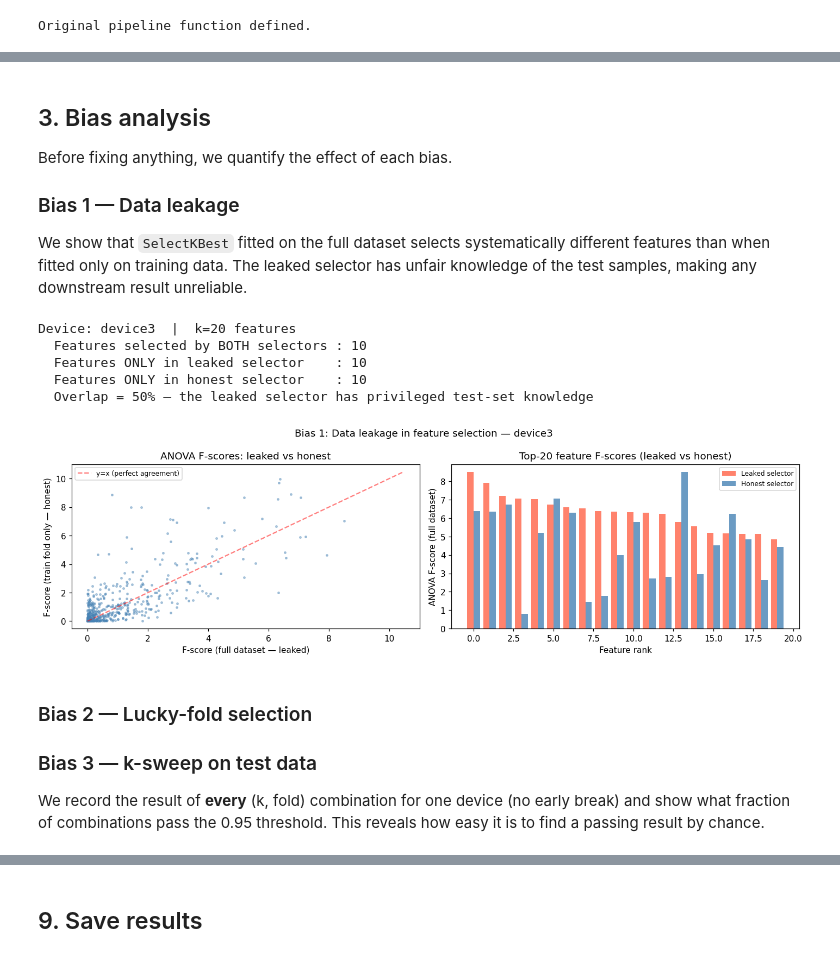
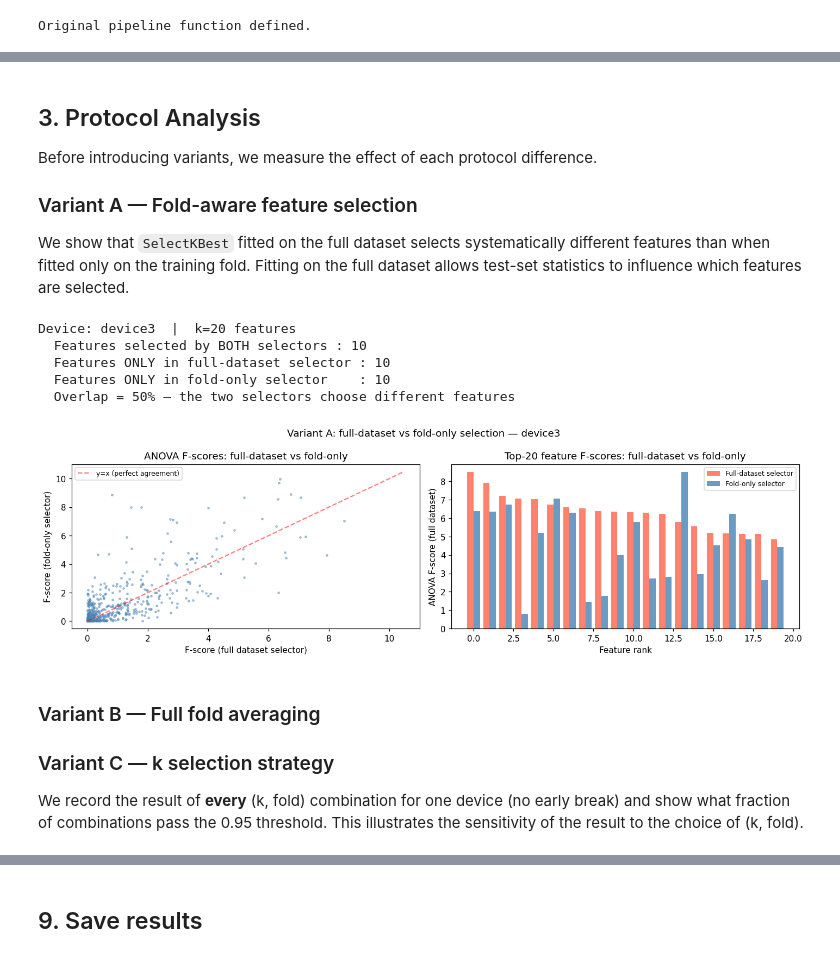
Before and after one commit to Karma39/Advanced-Security, a Jupyter notebook: notebooks/01_ml_baseline.ipynb, the cells around one changed output, grey strips where cells are left out. Drawn from its saved outputs; the diff is of its cells as text; code cells hidden in the pictures.

Commit message:
first revision

```diff
--- a/notebooks/01_ml_baseline.ipynb
+++ b/notebooks/01_ml_baseline.ipynb
@@ -298,14 +322,14 @@ Running original pipeline on trial_1...
 # %% [markdown]
-## 3. Bias analysis
+## 3. Protocol Analysis
 
-Before fixing anything, we quantify the effect of each bias.
+Before introducing variants, we measure the effect of each protocol difference.
 
-### Bias 1 — Data leakage
+### Variant A — Fold-aware feature selection
 We show that `SelectKBest` fitted on the full dataset selects systematically different features
-than when fitted only on training data. The leaked selector has unfair knowledge of the test
-samples, making any downstream result unreliable.
+than when fitted only on the training fold. Fitting on the full dataset allows test-set statistics
+to influence which features are selected.
 # %%
-# Bias 1 demonstration: leaked vs honest feature selection
+# Variant A demonstration: full-dataset vs fold-only feature selection
 trial_info    = TRIALS_INFO[TRIALS_TO_RUN[0]]
 target_device = trial_info['authorized'][0]
 
@@ -317,70 +341,70 @@ X_auth, y_auth, X_rogue, y_rogue = build_binary_dataset(
 K_DEMO = 20   # show top-20 features
 
 # Leaked: fitted on full X_auth
-sel_leaked = SelectKBest(f_classif, k=K_DEMO).fit(X_auth, y_auth)
-feats_leaked = set(sel_leaked.get_support(indices=True))
+sel_full = SelectKBest(f_classif, k=K_DEMO).fit(X_auth, y_auth)
+feats_full = set(sel_full.get_support(indices=True))
 
-# Honest: fitted only on training fold of the FIRST fold
+# Fold-aware: fitted only on training fold of the FIRST fold
 skf = StratifiedKFold(n_splits=N_SPLITS, shuffle=True, random_state=RANDOM_STATE)
 train_idx, test_idx = next(skf.split(X_auth, y_auth))
-sel_honest = SelectKBest(f_classif, k=K_DEMO).fit(X_auth[train_idx], y_auth[train_idx])
-feats_honest = set(sel_honest.get_support(indices=True))
+sel_fold = SelectKBest(f_classif, k=K_DEMO).fit(X_auth[train_idx], y_auth[train_idx])
+feats_fold = set(sel_fold.get_support(indices=True))
 
-overlap    = feats_leaked & feats_honest
-only_leaked = feats_leaked - feats_honest
-only_honest = feats_honest - feats_leaked
+overlap    = feats_full & feats_fold
+only_full = feats_full - feats_fold
+only_fold = feats_fold - feats_full
 
 print(f'Device: {target_device}  |  k={K_DEMO} features')
 print(f'  Features selected by BOTH selectors : {len(overlap)}')
-print(f'  Features ONLY in leaked selector    : {len(only_leaked)}')
-print(f'  Features ONLY in honest selector    : {len(only_honest)}')
-print(f'  Overlap = {len(overlap)/K_DEMO*100:.0f}% — the leaked selector has privileged test-set knowledge')
+print(f'  Features ONLY in full-dataset selector : {len(only_full)}')
+print(f'  Features ONLY in fold-only selector    : {len(only_fold)}')
+print(f'  Overlap = {len(overlap)/K_DEMO*100:.0f}% — the two selectors choose different features')
 
 # Compare F-scores on full vs train-only
 f_full,  _ = f_classif(X_auth,           y_auth)
 f_train, _ = f_classif(X_auth[train_idx], y_auth[train_idx])
 
 fig, axes = plt.subplots(1, 2, figsize=(13, 4))
 
 axes[0].scatter(f_full, f_train, s=5, alpha=0.4, color='steelblue')
 lim = max(f_full.max(), f_train.max()) * 1.05
 axes[0].plot([0, lim], [0, lim], 'r--', alpha=0.5, label='y=x (perfect agreement)')
-axes[0].set_xlabel('F-score (full dataset — leaked)')
-axes[0].set_ylabel('F-score (train fold only — honest)')
-axes[0].set_title('ANOVA F-scores: leaked vs honest')
+axes[0].set_xlabel('F-score (full dataset selector)')
+axes[0].set_ylabel('F-score (fold-only selector)')
+axes[0].set_title('ANOVA F-scores: full-dataset vs fold-only')
 axes[0].legend(fontsize=8)
 
 # Show top-K selected by each
-ranks_leaked = np.argsort(-f_full)[:K_DEMO]
-ranks_honest = np.argsort(-f_train)[:K_DEMO]
+ranks_full = np.argsort(-f_full)[:K_DEMO]
+ranks_fold = np.argsort(-f_train)[:K_DEMO]
 bar_labels   = [str(i) for i in range(K_DEMO)]
-leaked_scores = f_full[ranks_leaked]
-honest_scores = f_full[ranks_honest]   # evaluate honest selection using full F-score for fair comparison
+full_scores = f_full[ranks_full]
+fold_scores = f_full[ranks_fold]   # evaluate fold-only selection using full F-score for fair comparison
 x = np.arange(K_DEMO)
-axes[1].bar(x - 0.2, leaked_scores, 0.4, label='Leaked selector', color='tomato',    alpha=0.8)
-axes[1].bar(x + 0.2, honest_scores, 0.4, label='Honest selector', color='steelblue', alpha=0.8)
-axes[1].set_title(f'Top-{K_DEMO} feature F-scores (leaked vs honest)')
+axes[1].bar(x - 0.2, full_scores, 0.4, label='Full-dataset selector', color='tomato',    alpha=0.8)
+axes[1].bar(x + 0.2, fold_scores, 0.4, label='Fold-only selector', color='steelblue', alpha=0.8)
+axes[1].set_title(f'Top-{K_DEMO} feature F-scores: full-dataset vs fold-only')
 axes[1].set_xlabel('Feature rank')
 axes[1].set_ylabel('ANOVA F-score (full dataset)')
 axes[1].legend(fontsize=8)
 
-plt.suptitle(f'Bias 1: Data leakage in feature selection — {target_device}', fontsize=12)
+plt.suptitle(f'Variant A: full-dataset vs fold-only selection — {target_device}', fontsize=12)
 plt.tight_layout()
 plt.show()
 # %% [output]
 Device: device3  |  k=20 features
   Features selected by BOTH selectors : 10
-  Features ONLY in leaked selector    : 10
-  Features ONLY in honest selector    : 10
-  Overlap = 50% — the leaked selector has privileged test-set knowledge
+  Features ONLY in full-dataset selector : 10
+  Features ONLY in fold-only selector    : 10
+  Overlap = 50% — the two selectors choose different features
-[figure, old version]
+[figure, new version]
 # %% [markdown]
-### Bias 2 — Lucky-fold selection
-### Bias 3 — k-sweep on test data
+### Variant B — Full fold averaging
+### Variant C — k selection strategy
 
 We record the result of **every** (k, fold) combination for one device (no early break)
 and show what fraction of combinations pass the 0.95 threshold.
-This reveals how easy it is to find a passing result by chance.
+This illustrates the sensitivity of the result to the choice of (k, fold).
 # %%
 # Full (k, fold) sweep for one device — records every result, no early break
 # Limit k range for speed; the pattern is clear in the first 100 values.
```
Also changed, not shown: parts of 30 cells of this notebook, 40 other files.
